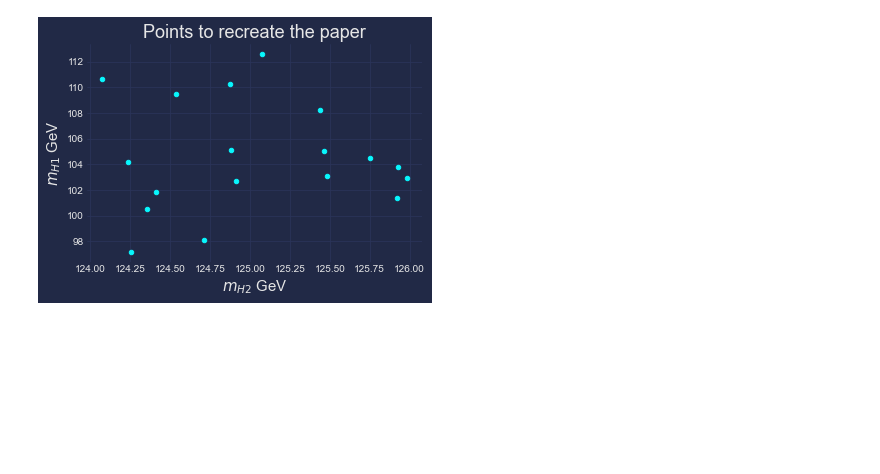
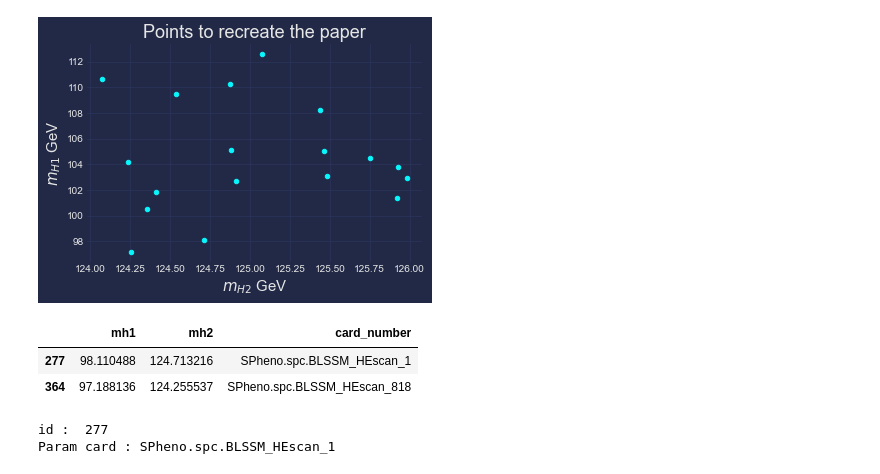
Before and after one commit to mjadiaz/BL-SSM, a Jupyter notebook: HepAid/BLSSM_analysis.ipynb, the cells around one changed output. Cells and saved outputs as stored; diff of their text form; code cells hidden in the pictures; blank space fills up the shorter version.

Commit message:
change scan and selected point in analysuis

```diff
--- a/HepAid/BLSSM_analysis.ipynb
+++ b/HepAid/BLSSM_analysis.ipynb
@@ -66,3 +66,17 @@ plt.title('Points to recreate the paper',fontsize=18)
 plt.show()
 # %% [output]
 [figure]
+# %%
+df_select[(df_select.mh1 < 100)]
+# %% [output]
+|  | mh1 | mh2 | card_number |
+| 277 | 98.110488 | 124.713216 | SPheno.spc.BLSSM_HEscan_1 |
+| 364 | 97.188136 | 124.255537 | SPheno.spc.BLSSM_HEscan_818 |
+# %%
+point = df_select[(df_select.mh1 < 100)].mh2.idxmax()
+selected_param_card = df.iloc[277].card_number
+print('id : ',point)
+print('Param card : {}'.format(selected_param_card))
+# %% [output]
+id :  277
+Param card : SPheno.spc.BLSSM_HEscan_1
```
Also changed, not shown: 1 other file.
